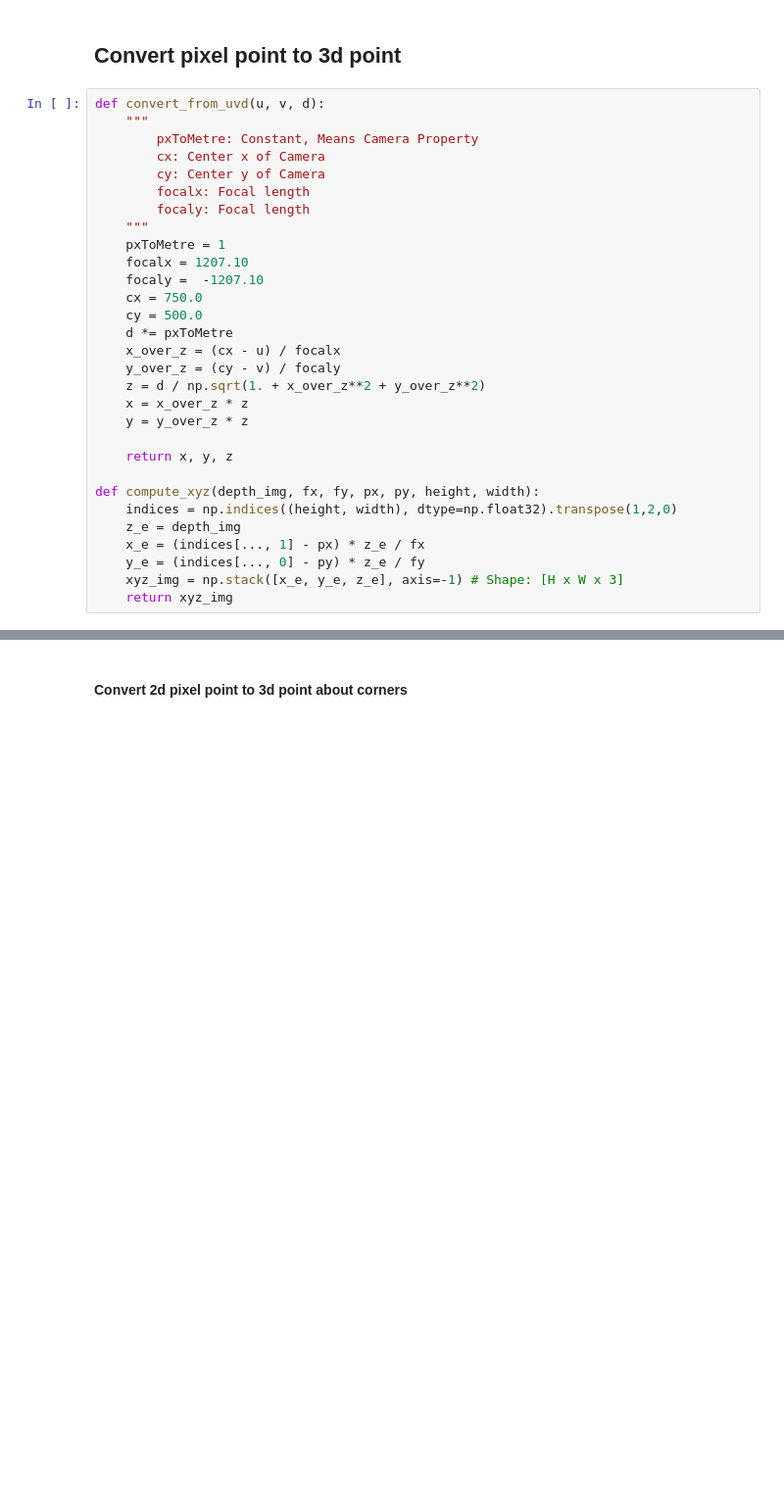
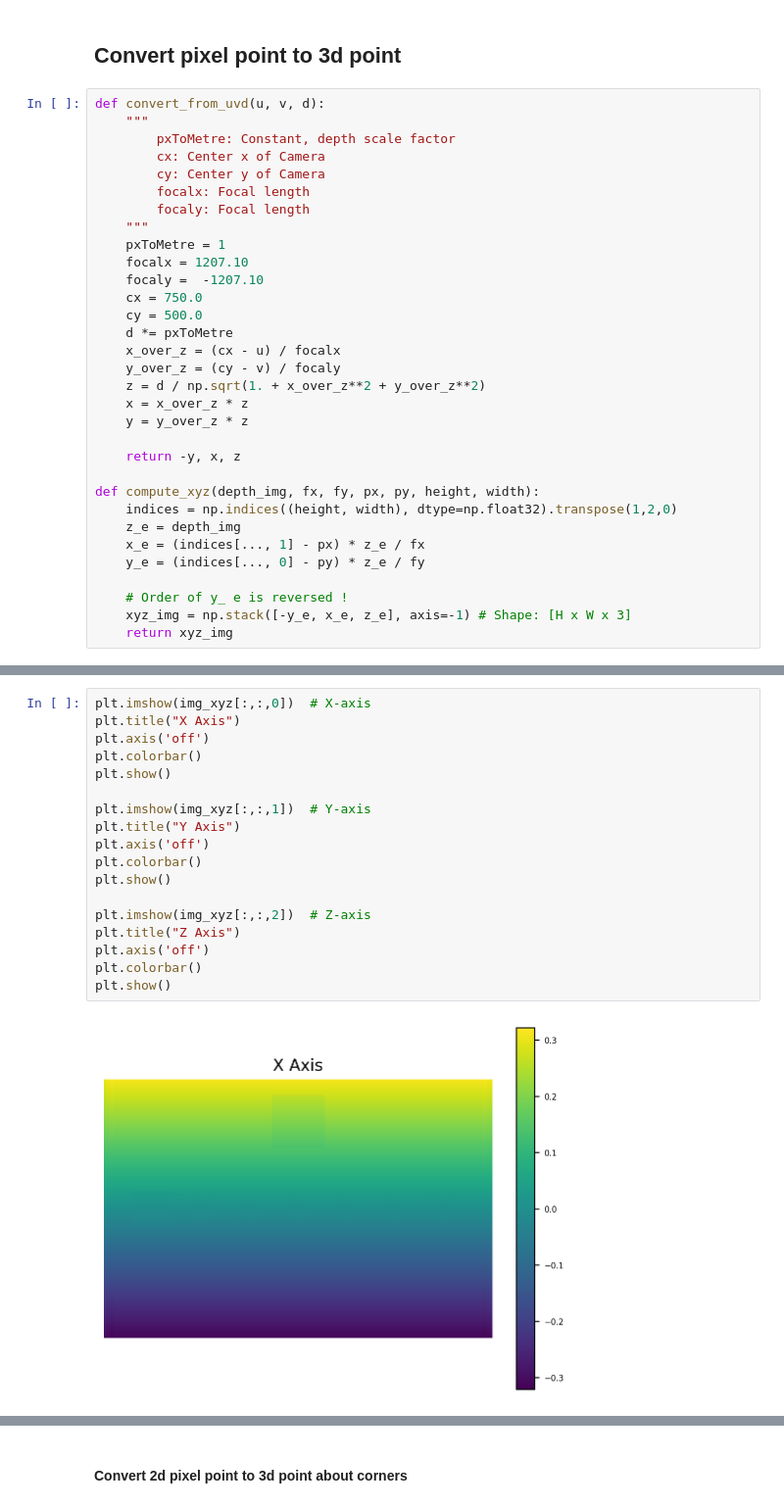
Before and after one commit to joonhyung-lee/mujoco-py-usage, a Jupyter notebook: code/demo_ur_07_pnp.ipynb, the cells around one changed output, grey strips where cells are left out. Shown at 98% size. Drawn from its saved outputs; the diff is of its cells as text; blank space fills up the shorter version.

```diff
--- a/code/demo_ur_07_pnp.ipynb
+++ b/code/demo_ur_07_pnp.ipynb
@@ -211,7 +226,7 @@ plt.show()
 # %%
 def convert_from_uvd(u, v, d):
     """
-        pxToMetre: Constant, Means Camera Property
+        pxToMetre: Constant, depth scale factor
         cx: Center x of Camera
         cy: Center y of Camera
         focalx: Focal length
@@ -229,12 +244,14 @@ def convert_from_uvd(u, v, d):
     x = x_over_z * z
     y = y_over_z * z
 
-    return x, y, z
+    return -y, x, z
 
 def compute_xyz(depth_img, fx, fy, px, py, height, width):
     indices = np.indices((height, width), dtype=np.float32).transpose(1,2,0)
     z_e = depth_img
     x_e = (indices[..., 1] - px) * z_e / fx
     y_e = (indices[..., 0] - py) * z_e / fy
-    xyz_img = np.stack([x_e, y_e, z_e], axis=-1) # Shape: [H x W x 3]
+
+    # Order of y_ e is reversed !
+    xyz_img = np.stack([-y_e, x_e, z_e], axis=-1) # Shape: [H x W x 3]
     return xyz_img
@@ -278,0 +268,20 @@ for i in range(4):
+# %%
+plt.imshow(img_xyz[:,:,0])  # X-axis
+plt.title("X Axis")
+plt.axis('off')
+plt.colorbar()
+plt.show()
+
+plt.imshow(img_xyz[:,:,1])  # Y-axis
+plt.title("Y Axis")
+plt.axis('off')
+plt.colorbar()
+plt.show()
+
+plt.imshow(img_xyz[:,:,2])  # Z-axis
+plt.title("Z Axis")
+plt.axis('off')
+plt.colorbar()
+plt.show()
+# %% [output]
+[figure, added]
```
Also changed, not shown: parts of 29 cells of this notebook, 2 other files.
